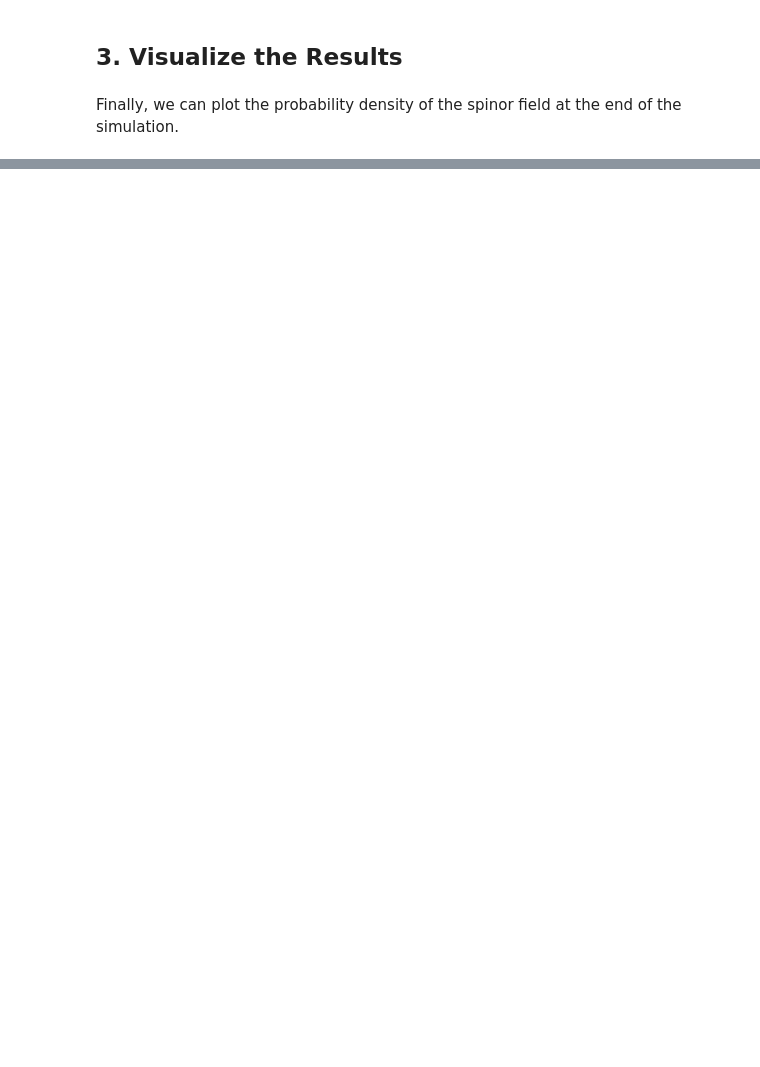
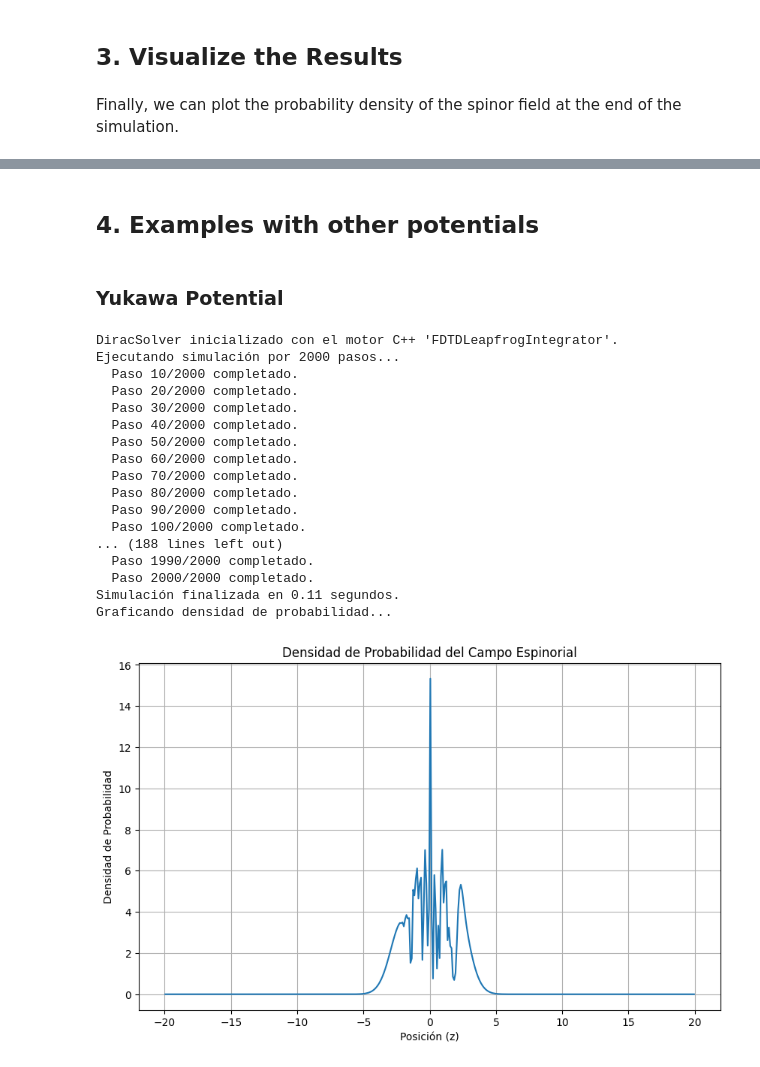
Before and after one commit to Julian-L-Avila-M/Dirac-Equation-Solver, a Jupyter notebook: examples/dirac_solver_1d_example.ipynb, the cells around one changed output, grey strips where cells are left out. Drawn from its saved outputs; the diff is of its cells as text; code cells hidden in the pictures; blank space fills up the shorter version.

```diff
--- a/examples/dirac_solver_1d_example.ipynb
+++ b/examples/dirac_solver_1d_example.ipynb
@@ -77,0 +85,35 @@ Graficando densidad de probabilidad...
+# %% [markdown]
+## 4. Examples with other potentials
+# %% [markdown]
+### Yukawa Potential
+# %%
+yukawa_potential = YukawaPotential(strength=1.0, range=0.5).core_potential
+problem_yukawa = DiracProblemBuilder() \
+    .set_grid(grid) \
+    .set_initial_state(initial_state) \
+    .set_potential(yukawa_potential) \
+    .set_boundary_condition(boundary_condition) \
+    .set_time_parameters(time_step=0.001, total_time=2.0) \
+    .build()
+solver_yukawa = DiracSolver(problem_yukawa)
+solver_yukawa.run_simulation()
+solver_yukawa.plot_probability_density()
+# %% [output]
+DiracSolver inicializado con el motor C++ 'FDTDLeapfrogIntegrator'.
+Ejecutando simulación por 2000 pasos...
+  Paso 10/2000 completado.
+  Paso 20/2000 completado.
+  Paso 30/2000 completado.
+  Paso 40/2000 completado.
+  Paso 50/2000 completado.
+  Paso 60/2000 completado.
+  Paso 70/2000 completado.
+  Paso 80/2000 completado.
+  Paso 90/2000 completado.
+  Paso 100/2000 completado.
+... (188 lines left out)
+  Paso 1990/2000 completado.
+  Paso 2000/2000 completado.
+Simulación finalizada en 0.11 segundos.
+Graficando densidad de probabilidad...
+[figure, added]
```
Also changed, not shown: parts of 7 cells of this notebook, 7 other files.
